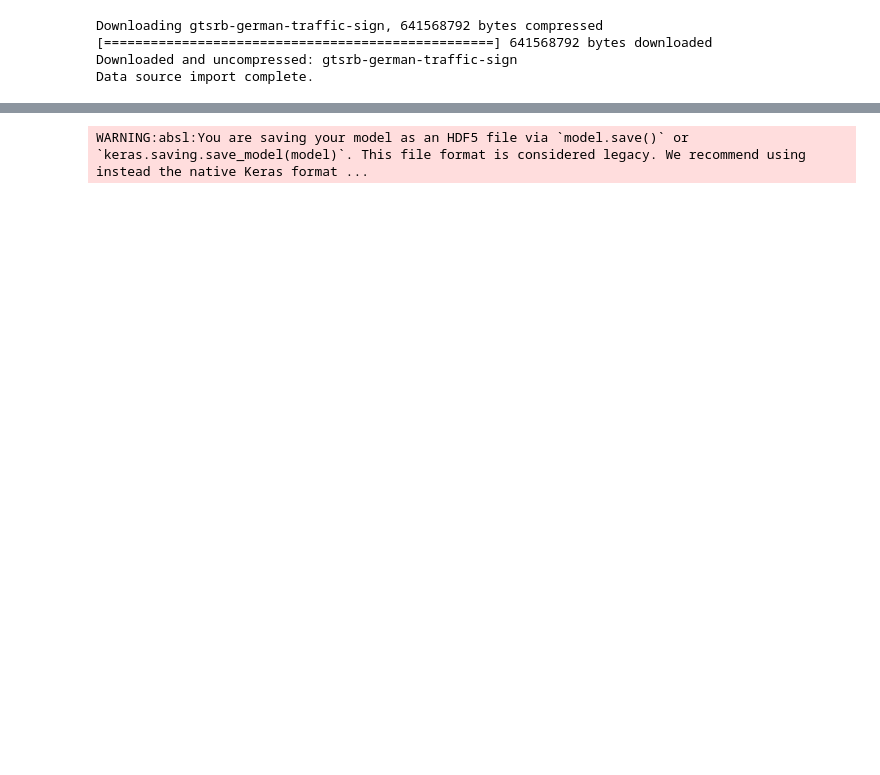
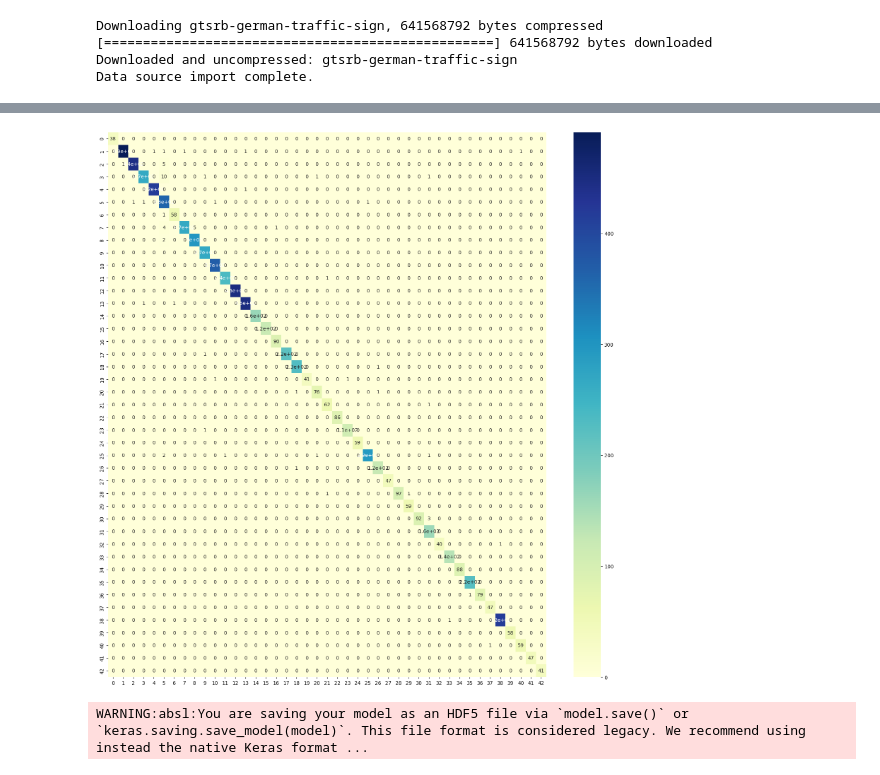
Before and after one commit to zafermesut/german-traffic-sign-recognition, a Jupyter notebook: Project.ipynb, the cells around one changed output, grey strips where cells are left out. Saved outputs shown, nothing was run; the diff lists cells and outputs as text; code cells hidden in the pictures; blank space fills up the shorter version.

```diff
--- a/Project.ipynb
+++ b/Project.ipynb
@@ -304,0 +313,2 @@ Epoch 50/50
+# %%
+pred = model.predict(x_test)
@@ -305,3 +317,14 @@ Epoch 50/50
+# %%
+from sklearn.metrics import confusion_matrix
+import seaborn as sns
+
+y_pred = np.argmax(pred, axis=1)
+cm = confusion_matrix(y_test, y_pred)
+
+plt.figure(figsize=(20, 20))
+sns.heatmap(cm, annot=True, cmap="YlGnBu", edgecolor='black');
+# %% [output]
+[figure, added]
 # %%
 model.save('gtsrb_model.h5')
 # %% [output]
```
Also changed, not shown: parts of 7 cells of this notebook, 4 other files.
